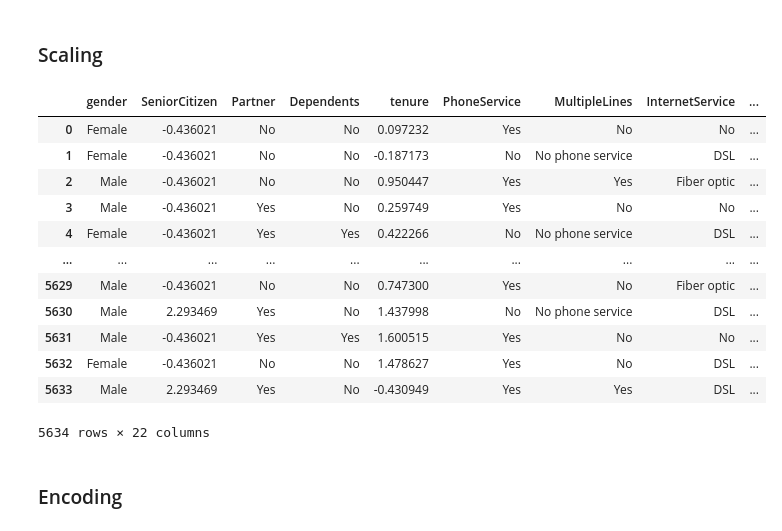
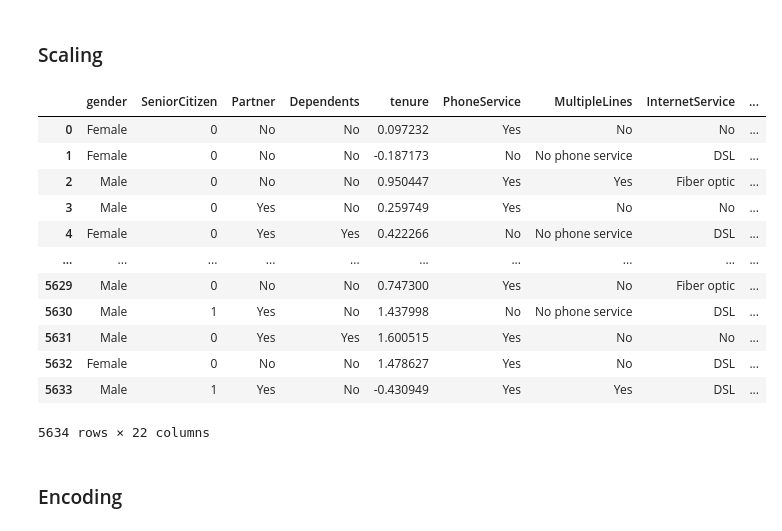
Before and after one commit to nandana-sajju-pillai/assignment_, a Jupyter notebook: case_study_supervised_learning.ipynb, the cells around one changed output. Drawn from its saved outputs; the diff is of its cells as text; code cells hidden in the pictures.

```diff
--- a/case_study_supervised_learning.ipynb
+++ b/case_study_supervised_learning.ipynb
@@ -307,28 +307,31 @@ dtype: int64
 # %% [markdown]
 ### Scaling
 # %%
-numeric_cols = train.select_dtypes(include=["int64", "float64"]).columns
+numeric_cols = train.select_dtypes(include=["int64","float64"]).columns
+
+# Exclude SeniorCitizen as it is already in terms of 1 and 0 (binary encoding)
+numeric_cols = numeric_cols.drop("SeniorCitizen")
 
 # Initialize scaler
 scaler = StandardScaler()
 
 # Fit on train numeric columns, transform both train and test
 train[numeric_cols] = scaler.fit_transform(train[numeric_cols])
 test[numeric_cols] = scaler.transform(test[numeric_cols])
 train
 # %% [output]
 |  | gender | SeniorCitizen | Partner | Dependents | tenure | PhoneService | MultipleLines | InternetService | ... |
-| 0 | Female | -0.436021 | No | No | 0.097232 | Yes | No | No | ... |
-| 1 | Female | -0.436021 | No | No | -0.187173 | No | No phone service | DSL | ... |
-| 2 | Male | -0.436021 | No | No | 0.950447 | Yes | Yes | Fiber optic | ... |
-| 3 | Male | -0.436021 | Yes | No | 0.259749 | Yes | No | No | ... |
-| 4 | Female | -0.436021 | Yes | Yes | 0.422266 | No | No phone service | DSL | ... |
+| 0 | Female | 0 | No | No | 0.097232 | Yes | No | No | ... |
+| 1 | Female | 0 | No | No | -0.187173 | No | No phone service | DSL | ... |
+| 2 | Male | 0 | No | No | 0.950447 | Yes | Yes | Fiber optic | ... |
+| 3 | Male | 0 | Yes | No | 0.259749 | Yes | No | No | ... |
+| 4 | Female | 0 | Yes | Yes | 0.422266 | No | No phone service | DSL | ... |
 | ... | ... | ... | ... | ... | ... | ... | ... | ... | ... |
-| 5629 | Male | -0.436021 | No | No | 0.747300 | Yes | No | Fiber optic | ... |
-| 5630 | Male | 2.293469 | Yes | No | 1.437998 | No | No phone service | DSL | ... |
-| 5631 | Male | -0.436021 | Yes | Yes | 1.600515 | Yes | No | No | ... |
-| 5632 | Female | -0.436021 | No | No | 1.478627 | Yes | No | DSL | ... |
-| 5633 | Male | 2.293469 | Yes | No | -0.430949 | Yes | Yes | DSL | ... |
+| 5629 | Male | 0 | No | No | 0.747300 | Yes | No | Fiber optic | ... |
+| 5630 | Male | 1 | Yes | No | 1.437998 | No | No phone service | DSL | ... |
+| 5631 | Male | 0 | Yes | Yes | 1.600515 | Yes | No | No | ... |
+| 5632 | Female | 0 | No | No | 1.478627 | Yes | No | DSL | ... |
+| 5633 | Male | 1 | Yes | No | -0.430949 | Yes | Yes | DSL | ... |
 5634 rows × 22 columns
 # %% [markdown]
 ### Encoding
```
Also changed, not shown: parts of 25 cells of this notebook.
